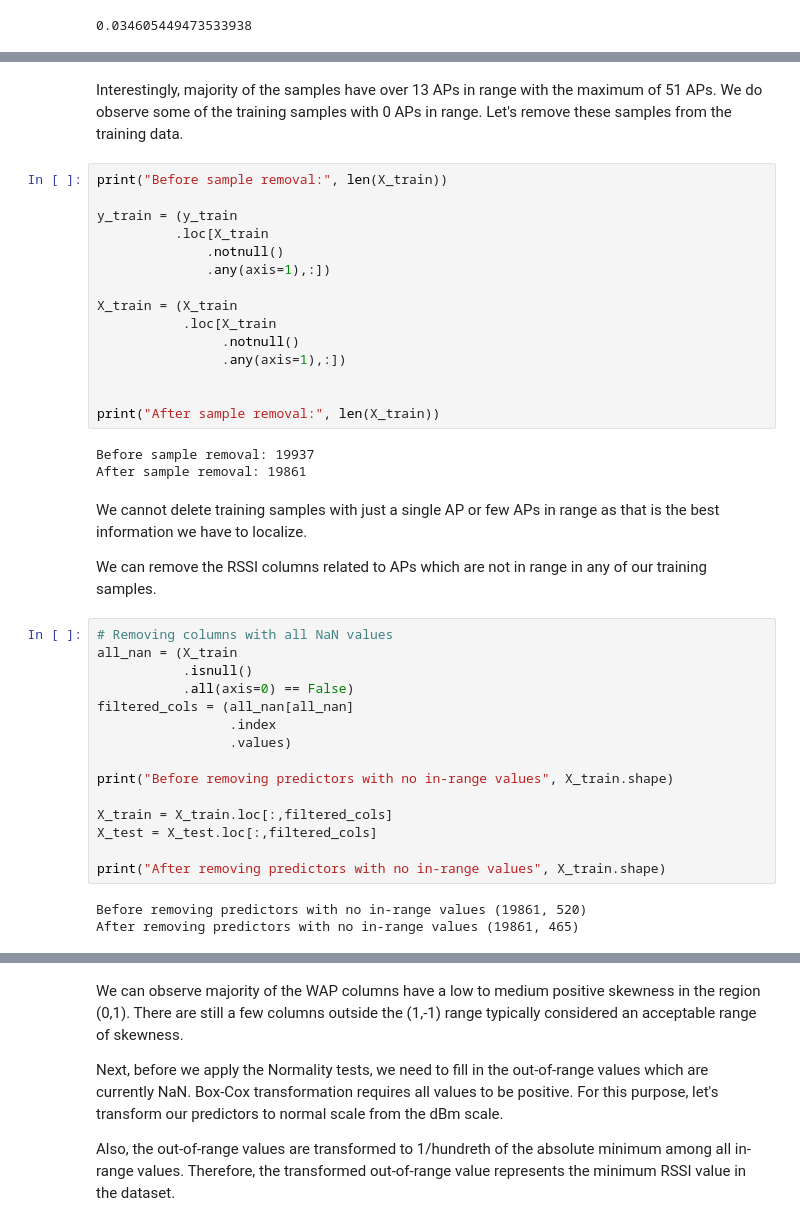
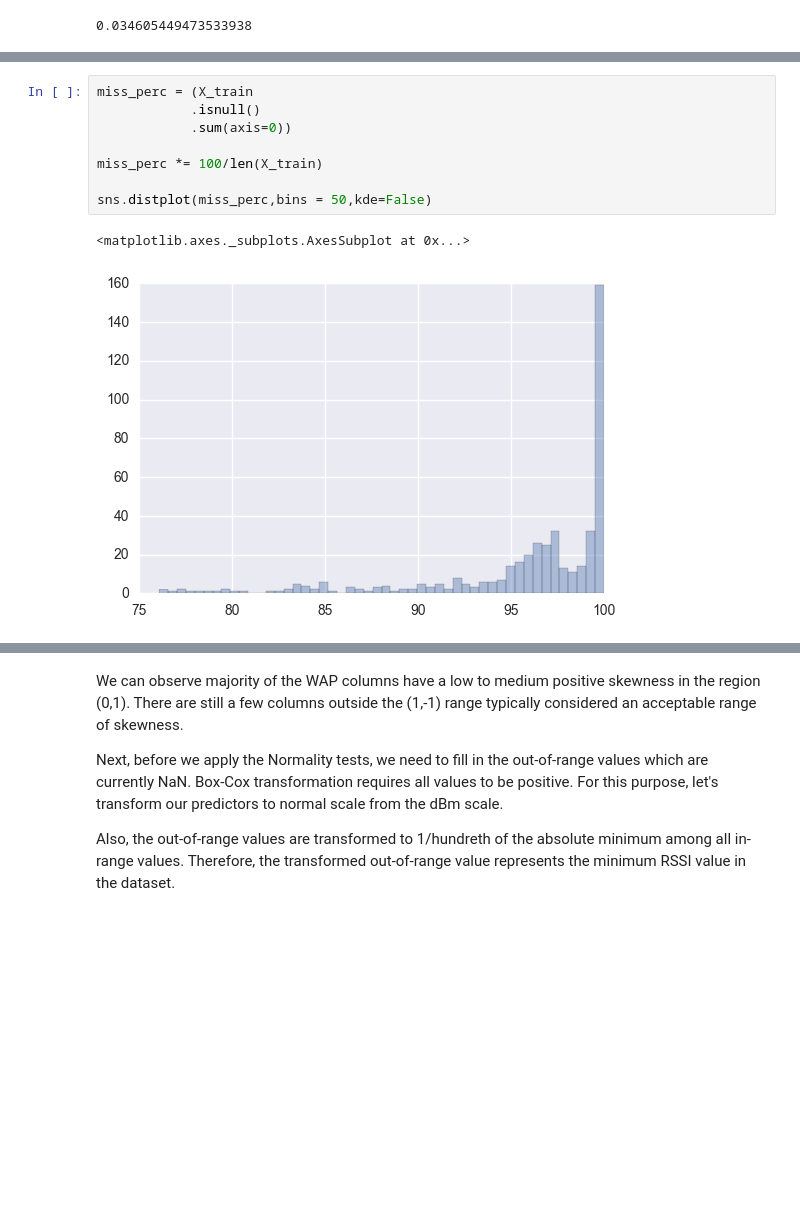
Before and after one commit to sharan-naribole/wlan_localization, a Jupyter notebook: UJIIndoorLoc .ipynb, the cells around one changed output, grey strips where cells are left out. Drawn from its saved outputs; the diff is of its cells as text; blank space fills up the shorter version.

Commit message:
Predictor KDE

```diff
--- a/UJIIndoorLoc .ipynb
+++ b/UJIIndoorLoc .ipynb
@@ -171,42 +231,11 @@ dtype: float64
-# %% [markdown]
-Interestingly, majority of the samples have over 13 APs in range with the maximum of 51 APs. We do observe some of the training samples with 0 APs in range. Let's remove these samples from the training data.
-# %%
-print("Before sample removal:", len(X_train))
-
-y_train = (y_train
-          .loc[X_train
-              .notnull()
-              .any(axis=1),:])
-
-X_train = (X_train
-           .loc[X_train
-                .notnull()
-                .any(axis=1),:])
-
-
-print("After sample removal:", len(X_train))
-# %% [output]
-Before sample removal: 19937
-After sample removal: 19861
-# %% [markdown]
-We cannot delete training samples with just a single AP or few APs in range as that is the best information we have to localize.
-
-We can remove the RSSI columns related to APs which are not in range in any of our training samples.
-# %%
-# Removing columns with all NaN values
-all_nan = (X_train
-           .isnull()
-           .all(axis=0) == False)
-filtered_cols = (all_nan[all_nan]
-                 .index
-                 .values)
-
-print("Before removing predictors with no in-range values", X_train.shape)
-
-X_train = X_train.loc[:,filtered_cols]
-X_test = X_test.loc[:,filtered_cols]
-
-print("After removing predictors with no in-range values", X_train.shape)
-# %% [output]
-Before removing predictors with no in-range values (19861, 520)
-After removing predictors with no in-range values (19861, 465)
+# %%
+miss_perc = (X_train
+            .isnull()
+            .sum(axis=0))
+
+miss_perc *= 100/len(X_train)
+
+sns.distplot(miss_perc,bins = 50,kde=False)
+# %% [output]
+<matplotlib.axes._subplots.AxesSubplot at 0x...>
+[figure, added]
```
Also changed, not shown: parts of 38 cells of this notebook, 13 other files.
